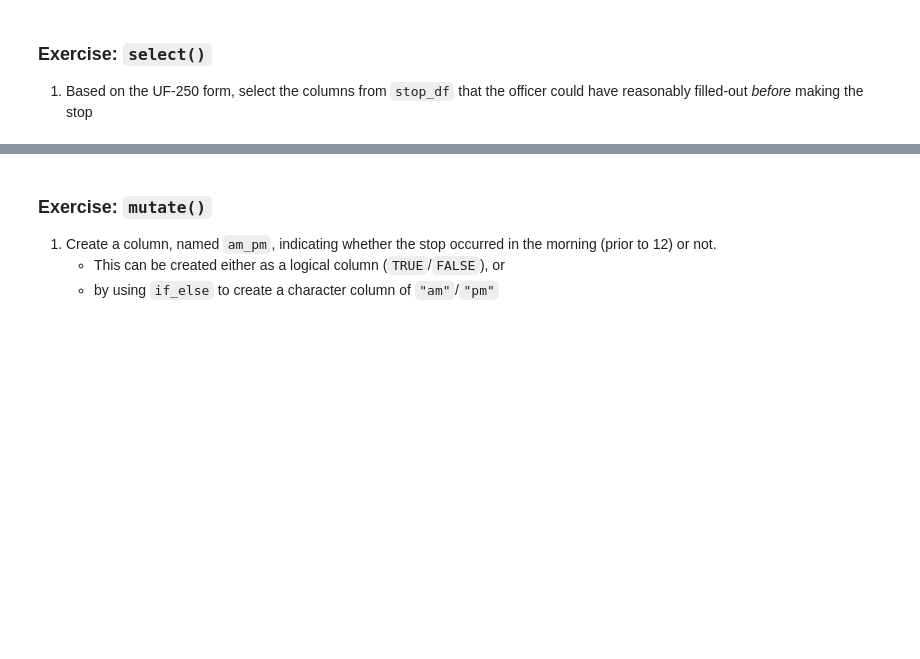
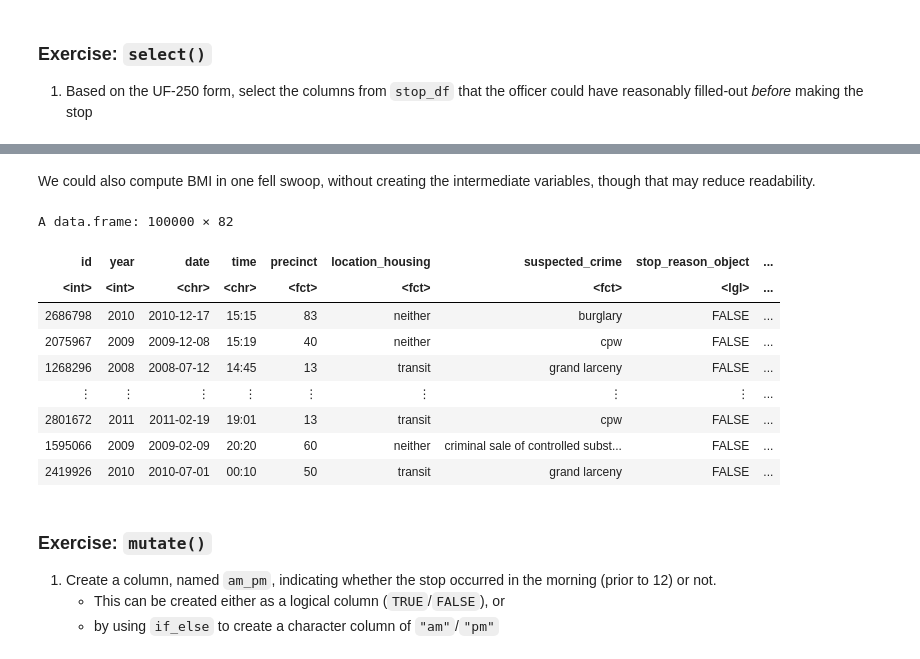
Before and after one commit to stanford-policylab/law-order-algo-2021, a Jupyter notebook: labs/week-2-dplyr-answers.ipynb, the cells around one changed output, grey strips where cells are left out. Drawn from its saved outputs; the diff is of its cells as text; code cells hidden in the pictures; blank space fills up the shorter version.

```diff
--- a/labs/week-2-dplyr-answers.ipynb
+++ b/labs/week-2-dplyr-answers.ipynb
@@ -498,6 +534,22 @@ mutate(stop_df,
 | 2801672 | 2011 | 2011-02-19 | 19:01 | 13 | transit | cpw | FALSE | ... |
 | 1595066 | 2009 | 2009-02-09 | 20:20 | 60 | neither | criminal sale of controlled subst... | FALSE | ... |
 | 2419926 | 2010 | 2010-07-01 | 00:10 | 50 | transit | grand larceny | FALSE | ... |
+# %% [markdown]
+We could also compute BMI in one fell swoop, without creating the intermediate variables, though that may reduce readability.
+# %%
+mutate(stop_df,
+       BMI = (suspect_weight * .45) / (suspect_height * .31)^2)
+# %% [output]
+A data.frame: 100000 × 82
+| id | year | date | time | precinct | location_housing | suspected_crime | stop_reason_object | ... |
+| <int> | <int> | <chr> | <chr> | <fct> | <fct> | <fct> | <lgl> | ... |
+| 2686798 | 2010 | 2010-12-17 | 15:15 | 83 | neither | burglary | FALSE | ... |
+| 2075967 | 2009 | 2009-12-08 | 15:19 | 40 | neither | cpw | FALSE | ... |
+| 1268296 | 2008 | 2008-07-12 | 14:45 | 13 | transit | grand larceny | FALSE | ... |
+| ⋮ | ⋮ | ⋮ | ⋮ | ⋮ | ⋮ | ⋮ | ⋮ | ... |
+| 2801672 | 2011 | 2011-02-19 | 19:01 | 13 | transit | cpw | FALSE | ... |
+| 1595066 | 2009 | 2009-02-09 | 20:20 | 60 | neither | criminal sale of controlled subst... | FALSE | ... |
+| 2419926 | 2010 | 2010-07-01 | 00:10 | 50 | transit | grand larceny | FALSE | ... |
 # %% [markdown]
 ### Exercise: `mutate()`
 
```
Also changed, not shown: parts of 43 cells of this notebook, 1 other file.
